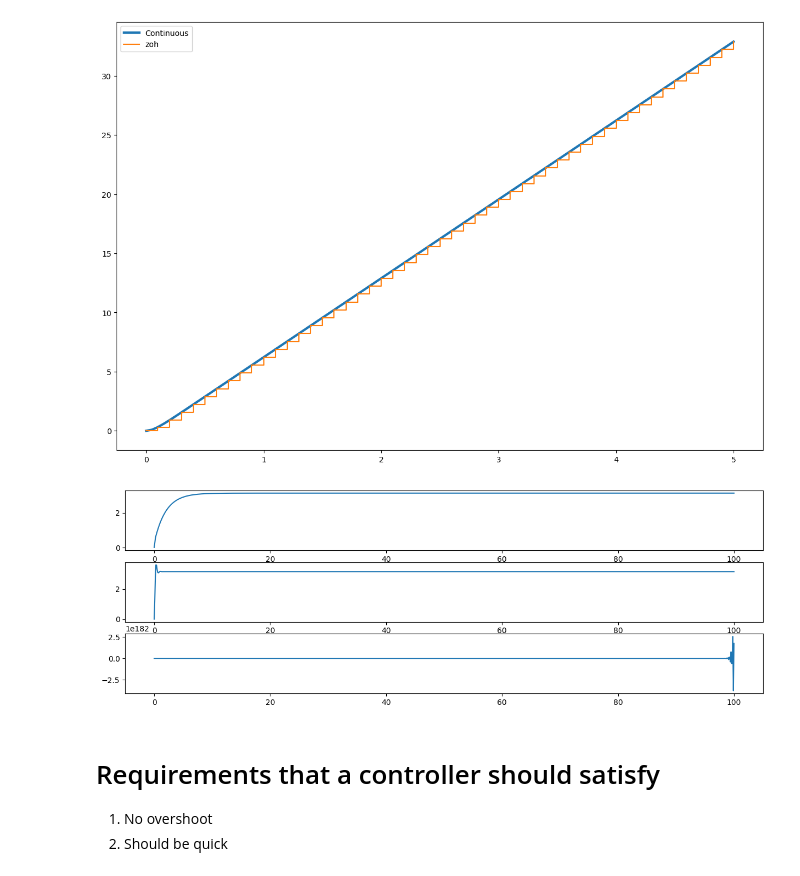
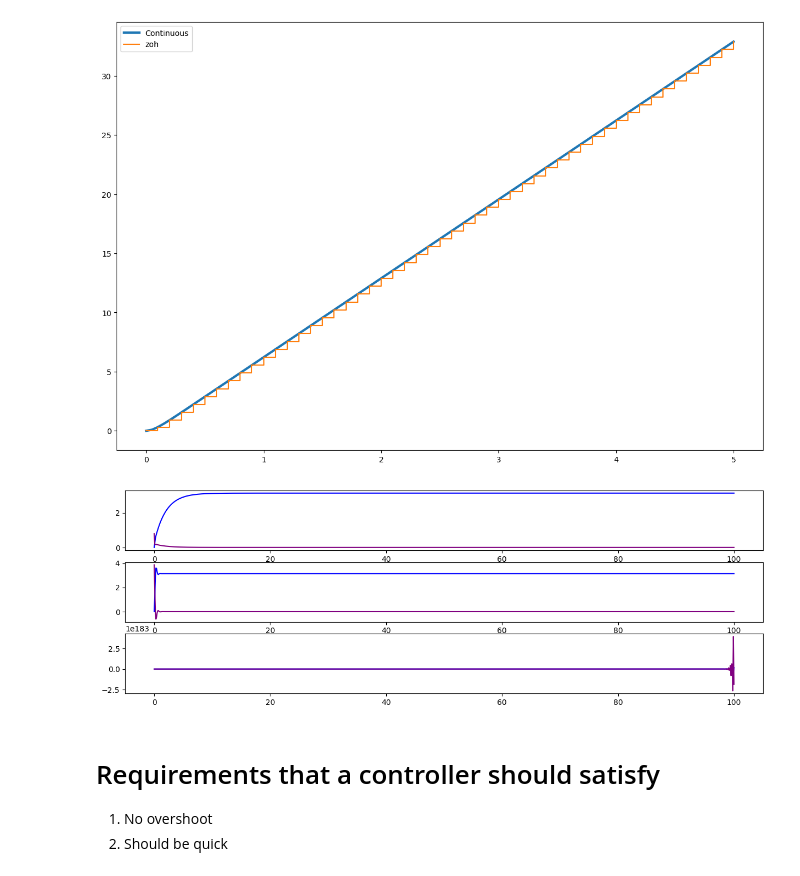
Before and after one commit to albertoZurini/UNITS-CPS-Project, a Jupyter notebook: main.ipynb, the cells around one changed output. Saved outputs shown, nothing was run; the diff lists cells and outputs as text; code cells hidden in the pictures.

```diff
--- a/main.ipynb
+++ b/main.ipynb
@@ -127,11 +138,14 @@ time = np.linspace(0, TIME_STEPS * 0.1, num=len(Y))
 # %%
 plt.figure(figsize=(15, 15))
 
+#print(np.array(Us).shape)
+
 for i in range(len(Ys)):
     plt.subplot(9, 1, i+1)
-    plt.plot(time, Ys[i])
+    plt.plot(time, Ys[i], label = '$y(t)$',color='blue')
+    plt.plot(time, Us[i], label = '$u(t)$',color='purple')
 # %% [output]
-[figure, old version]
+[figure, new version]
 # %% [markdown]
 # Requirements that a controller should satisfy
 
```
Also changed, not shown: parts of 2 cells of this notebook.
